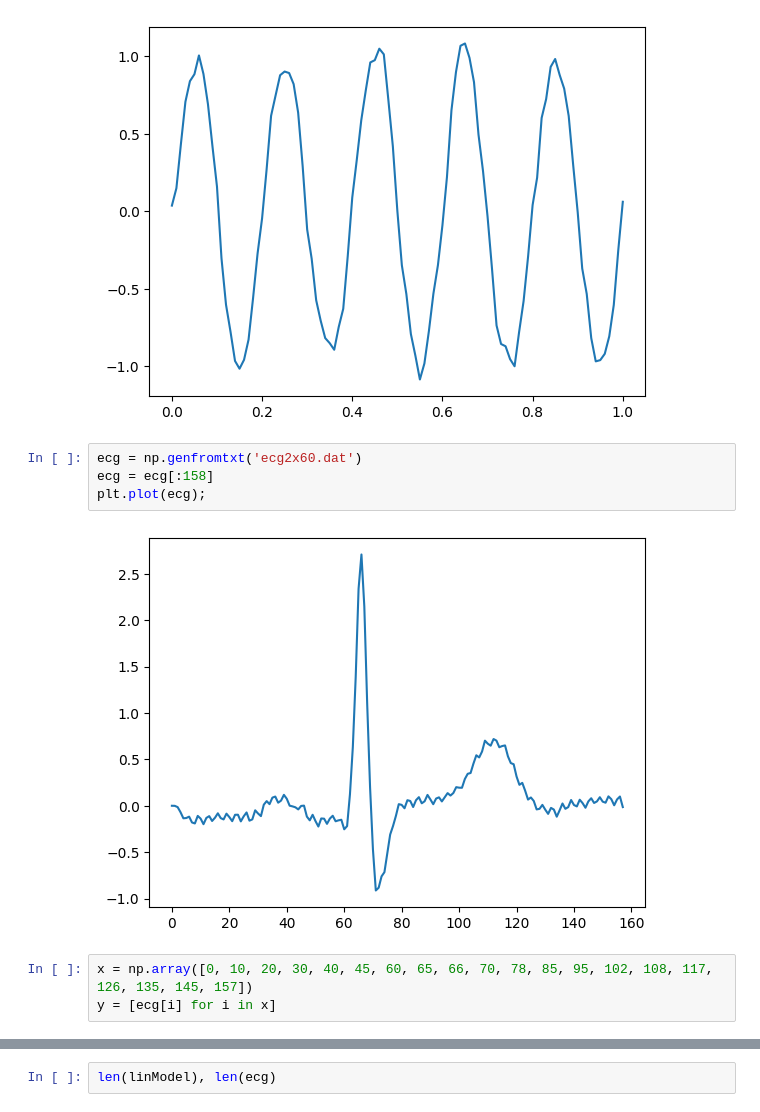
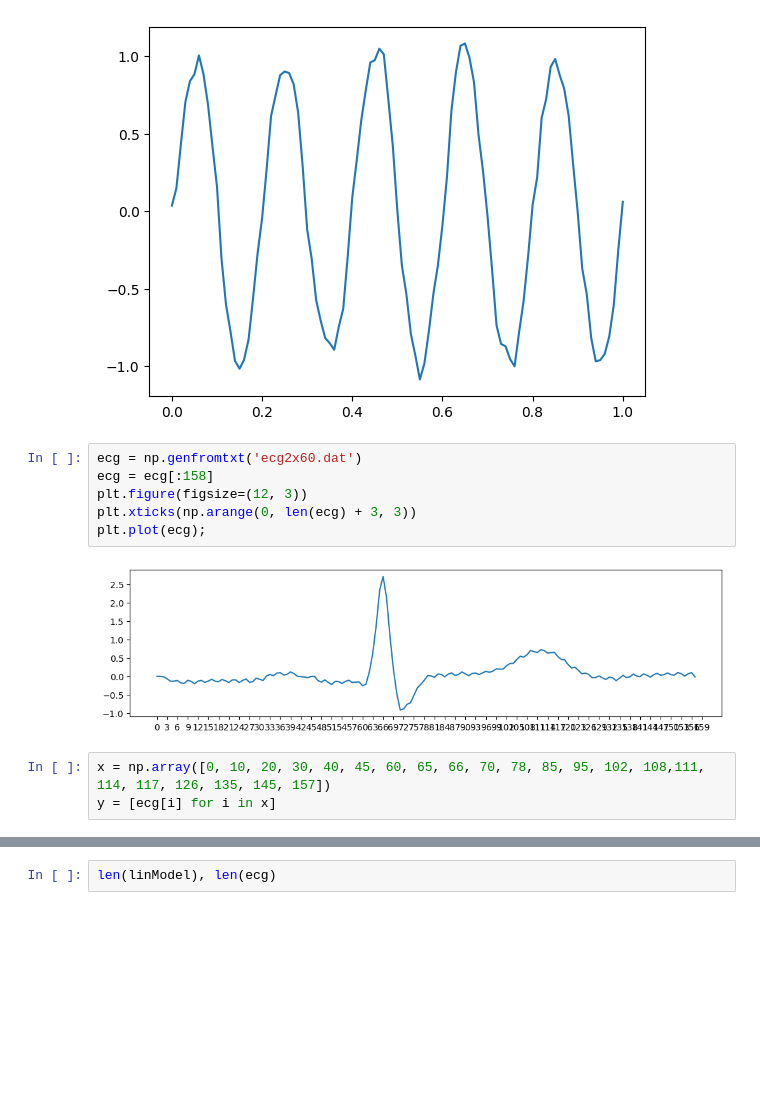
Before and after one commit to ParasKore2003/BMSP, a Jupyter notebook: wiener_filtering.ipynb, the cells around one changed output, grey strips where cells are left out. Saved outputs shown, nothing was run; the diff lists cells and outputs as text; blank space fills up the shorter version.

```diff
--- a/wiener_filtering.ipynb
+++ b/wiener_filtering.ipynb
@@ -58,11 +58,13 @@ plt.plot(t,y);
 # %%
 ecg = np.genfromtxt('ecg2x60.dat')
 ecg = ecg[:158]
+plt.figure(figsize=(12, 3))
+plt.xticks(np.arange(0, len(ecg) + 3, 3))
 plt.plot(ecg);
 # %% [output]
-[figure, old version]
+[figure, new version]
 # %%
-x = np.array([0, 10, 20, 30, 40, 45, 60, 65, 66, 70, 78, 85, 95, 102, 108, 117, 126, 135, 145, 157])
+x = np.array([0, 10, 20, 30, 40, 45, 60, 65, 66, 70, 78, 85, 95, 102, 108,111, 114, 117, 126, 135, 145, 157])
 y = [ecg[i] for i in x]
 # %%
 
```
Also changed, not shown: parts of 2 cells of this notebook.
